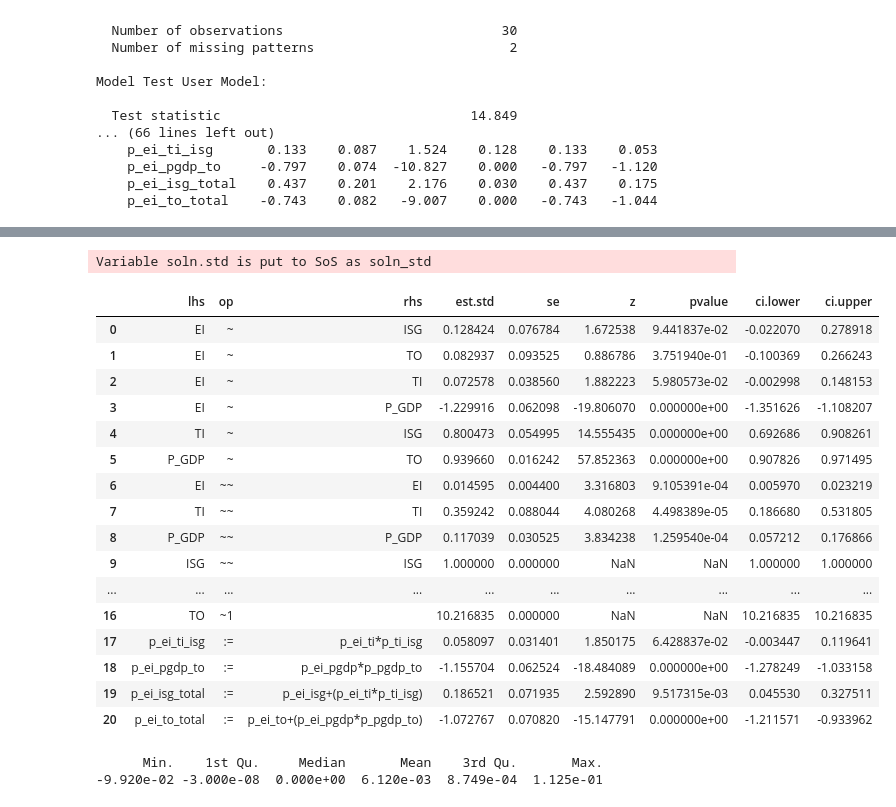
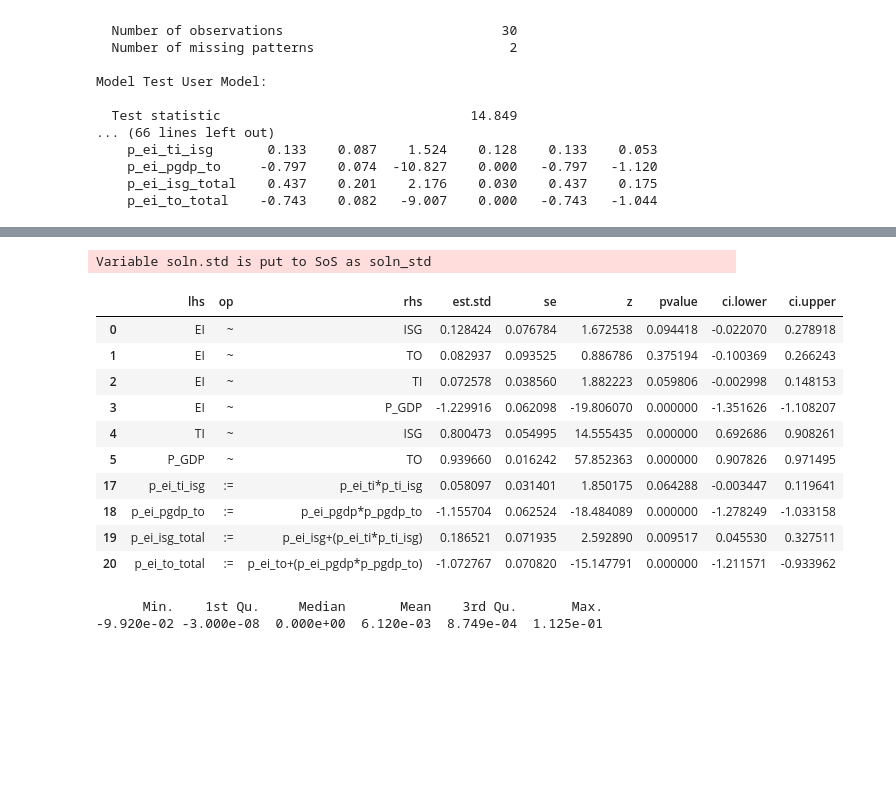
Before and after one commit to drakesiard/em-2020, a Jupyter notebook: analysis/2_original_path_model.ipynb, the cells around one changed output, grey strips where cells are left out. Saved outputs shown, nothing was run; the diff lists cells and outputs as text; code cells hidden in the pictures; blank space fills up the shorter version.

```diff
--- a/analysis/2_original_path_model.ipynb
+++ b/analysis/2_original_path_model.ipynb
@@ -156,26 +163,21 @@ A data.frame: 21 × 9
 | p_ei_to_total | := | p_ei_to+(p_ei_pgdp*p_pgdp_to) | -1.07276659 | 0.070820003 | -15.1477908 | 0.000000e+00 | -1.211571243 | -0.93396193 |
 # %%
 %get soln.std --from R
-soln_df = soln_std
+df = soln_std.query('(lhs != rhs) & (op in ("~",":="))')
+df
 # %% [output]
 Variable soln.std is put to SoS as soln_std
 |  | lhs | op | rhs | est.std | se | z | pvalue | ci.lower | ci.upper |
-| 0 | EI | ~ | ISG | 0.128424 | 0.076784 | 1.672538 | 9.441837e-02 | -0.022070 | 0.278918 |
-| 1 | EI | ~ | TO | 0.082937 | 0.093525 | 0.886786 | 3.751940e-01 | -0.100369 | 0.266243 |
-| 2 | EI | ~ | TI | 0.072578 | 0.038560 | 1.882223 | 5.980573e-02 | -0.002998 | 0.148153 |
-| 3 | EI | ~ | P_GDP | -1.229916 | 0.062098 | -19.806070 | 0.000000e+00 | -1.351626 | -1.108207 |
-| 4 | TI | ~ | ISG | 0.800473 | 0.054995 | 14.555435 | 0.000000e+00 | 0.692686 | 0.908261 |
-| 5 | P_GDP | ~ | TO | 0.939660 | 0.016242 | 57.852363 | 0.000000e+00 | 0.907826 | 0.971495 |
-| 6 | EI | ~~ | EI | 0.014595 | 0.004400 | 3.316803 | 9.105391e-04 | 0.005970 | 0.023219 |
-| 7 | TI | ~~ | TI | 0.359242 | 0.088044 | 4.080268 | 4.498389e-05 | 0.186680 | 0.531805 |
-| 8 | P_GDP | ~~ | P_GDP | 0.117039 | 0.030525 | 3.834238 | 1.259540e-04 | 0.057212 | 0.176866 |
-| 9 | ISG | ~~ | ISG | 1.000000 | 0.000000 | NaN | NaN | 1.000000 | 1.000000 |
-| ... | ... | ... | ... | ... | ... | ... | ... | ... | ... |
-| 16 | TO | ~1 |  | 10.216835 | 0.000000 | NaN | NaN | 10.216835 | 10.216835 |
-| 17 | p_ei_ti_isg | := | p_ei_ti*p_ti_isg | 0.058097 | 0.031401 | 1.850175 | 6.428837e-02 | -0.003447 | 0.119641 |
-| 18 | p_ei_pgdp_to | := | p_ei_pgdp*p_pgdp_to | -1.155704 | 0.062524 | -18.484089 | 0.000000e+00 | -1.278249 | -1.033158 |
-| 19 | p_ei_isg_total | := | p_ei_isg+(p_ei_ti*p_ti_isg) | 0.186521 | 0.071935 | 2.592890 | 9.517315e-03 | 0.045530 | 0.327511 |
-| 20 | p_ei_to_total | := | p_ei_to+(p_ei_pgdp*p_pgdp_to) | -1.072767 | 0.070820 | -15.147791 | 0.000000e+00 | -1.211571 | -0.933962 |
+| 0 | EI | ~ | ISG | 0.128424 | 0.076784 | 1.672538 | 0.094418 | -0.022070 | 0.278918 |
+| 1 | EI | ~ | TO | 0.082937 | 0.093525 | 0.886786 | 0.375194 | -0.100369 | 0.266243 |
+| 2 | EI | ~ | TI | 0.072578 | 0.038560 | 1.882223 | 0.059806 | -0.002998 | 0.148153 |
+| 3 | EI | ~ | P_GDP | -1.229916 | 0.062098 | -19.806070 | 0.000000 | -1.351626 | -1.108207 |
+| 4 | TI | ~ | ISG | 0.800473 | 0.054995 | 14.555435 | 0.000000 | 0.692686 | 0.908261 |
+| 5 | P_GDP | ~ | TO | 0.939660 | 0.016242 | 57.852363 | 0.000000 | 0.907826 | 0.971495 |
+| 17 | p_ei_ti_isg | := | p_ei_ti*p_ti_isg | 0.058097 | 0.031401 | 1.850175 | 0.064288 | -0.003447 | 0.119641 |
+| 18 | p_ei_pgdp_to | := | p_ei_pgdp*p_pgdp_to | -1.155704 | 0.062524 | -18.484089 | 0.000000 | -1.278249 | -1.033158 |
+| 19 | p_ei_isg_total | := | p_ei_isg+(p_ei_ti*p_ti_isg) | 0.186521 | 0.071935 | 2.592890 | 0.009517 | 0.045530 | 0.327511 |
+| 20 | p_ei_to_total | := | p_ei_to+(p_ei_pgdp*p_pgdp_to) | -1.072767 | 0.070820 | -15.147791 | 0.000000 | -1.211571 | -0.933962 |
 # %%
 # Extract unique correlation residuals
 fitCorResiduals <- resid(model.path.fit, type='cor')$cov
```
Also changed, not shown: parts of 2 cells of this notebook, 5 other files.
